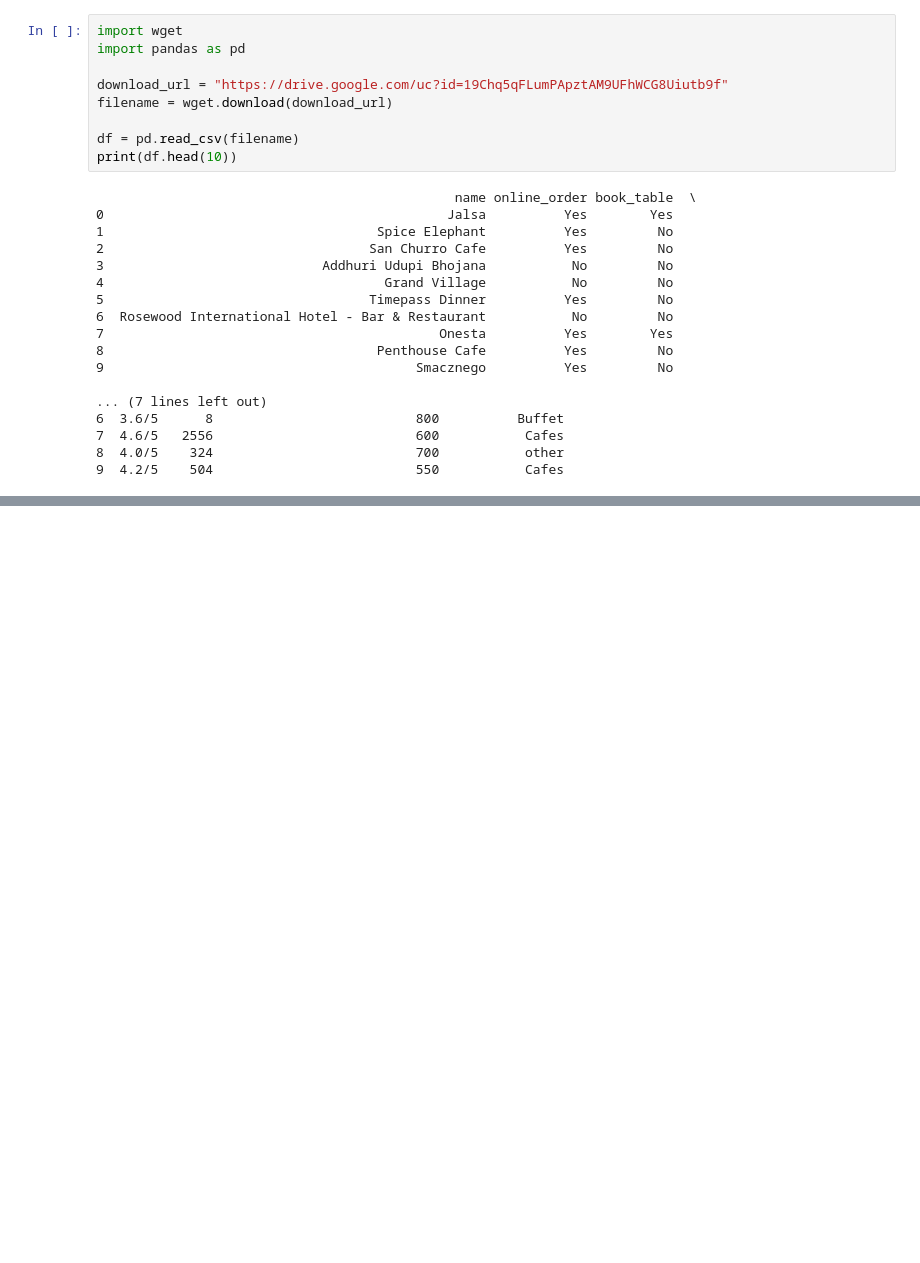
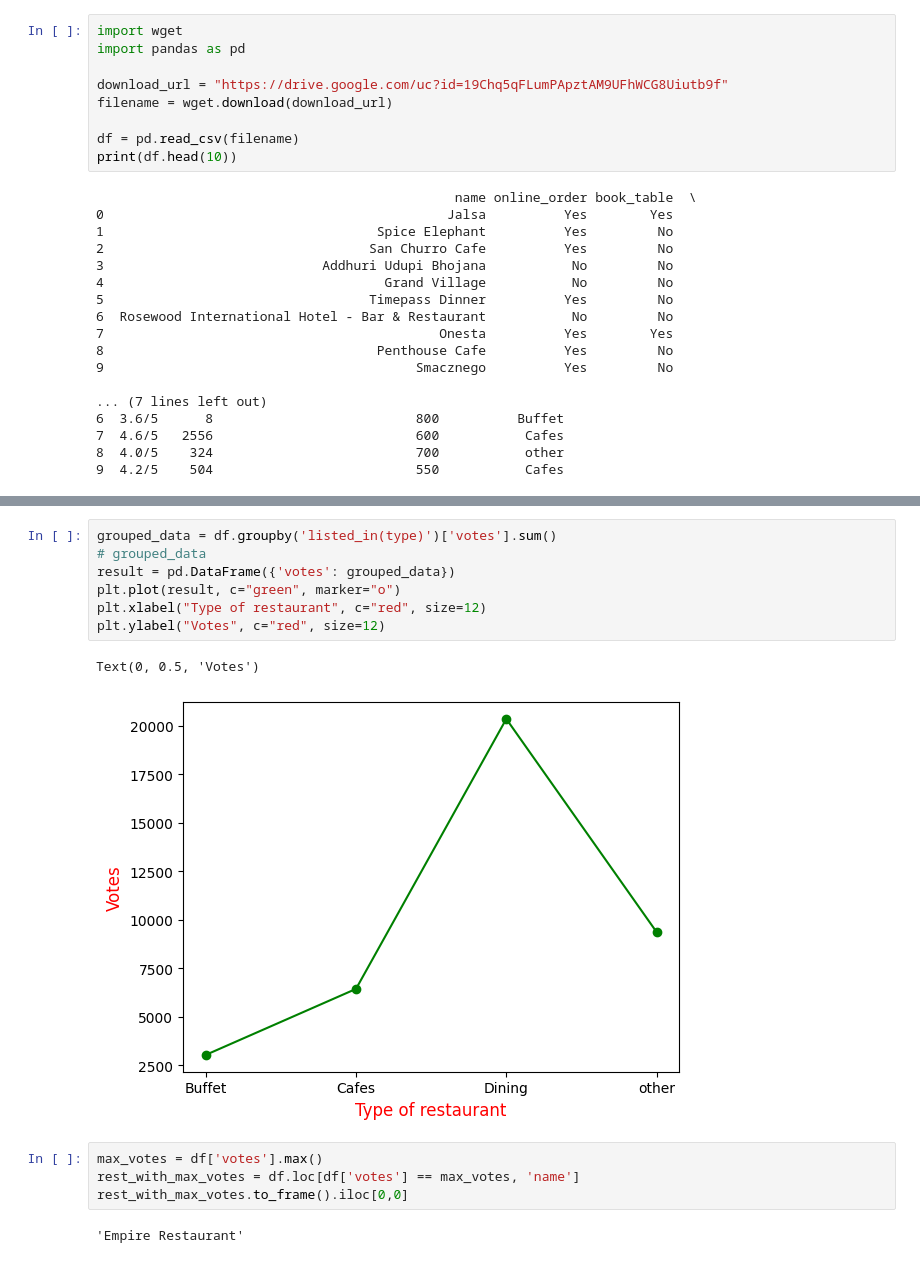
Before and after one commit to ashrafkvt/analyse_zomato_data, a Jupyter notebook: analyse_zomato_data.ipynb, the cells around one changed output, grey strips where cells are left out. Drawn from its saved outputs; the diff is of its cells as text; blank space fills up the shorter version.

```diff
--- a/analyse_zomato_data.ipynb
+++ b/analyse_zomato_data.ipynb
@@ -60,0 +63,16 @@ df
+# %%
+grouped_data = df.groupby('listed_in(type)')['votes'].sum()
+# grouped_data
+result = pd.DataFrame({'votes': grouped_data})
+plt.plot(result, c="green", marker="o")
+plt.xlabel("Type of restaurant", c="red", size=12)
+plt.ylabel("Votes", c="red", size=12)
+# %% [output]
+Text(0, 0.5, 'Votes')
+[figure, added]
+# %%
+max_votes = df['votes'].max()
+rest_with_max_votes = df.loc[df['votes'] == max_votes, 'name']
+rest_with_max_votes.to_frame().iloc[0,0]
+# %% [output]
+'Empire Restaurant'
```
Also changed, not shown: parts of 3 cells of this notebook.
